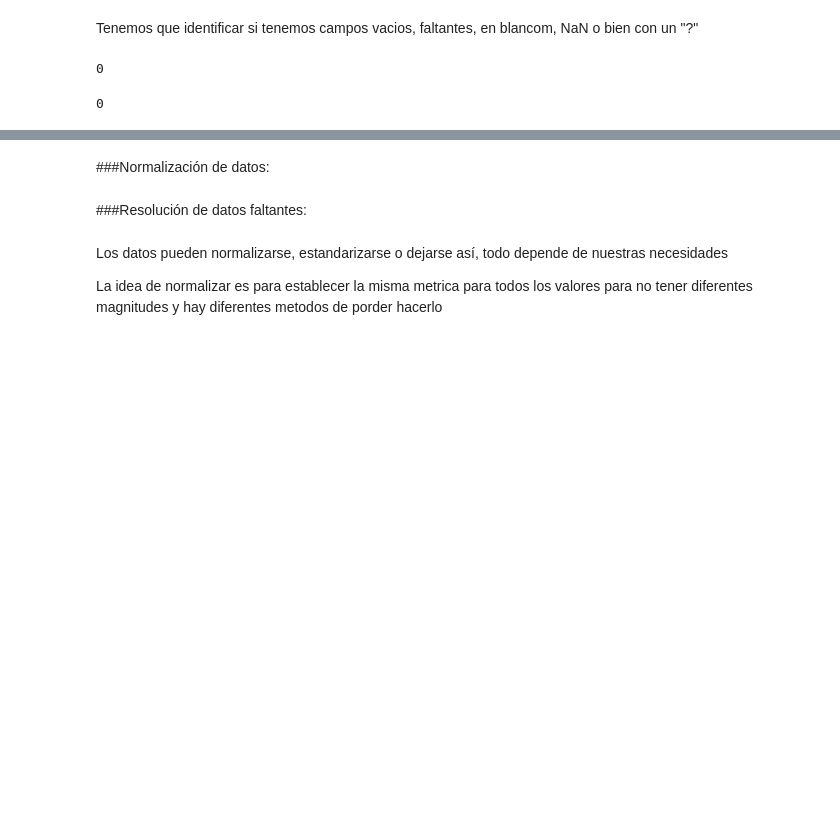
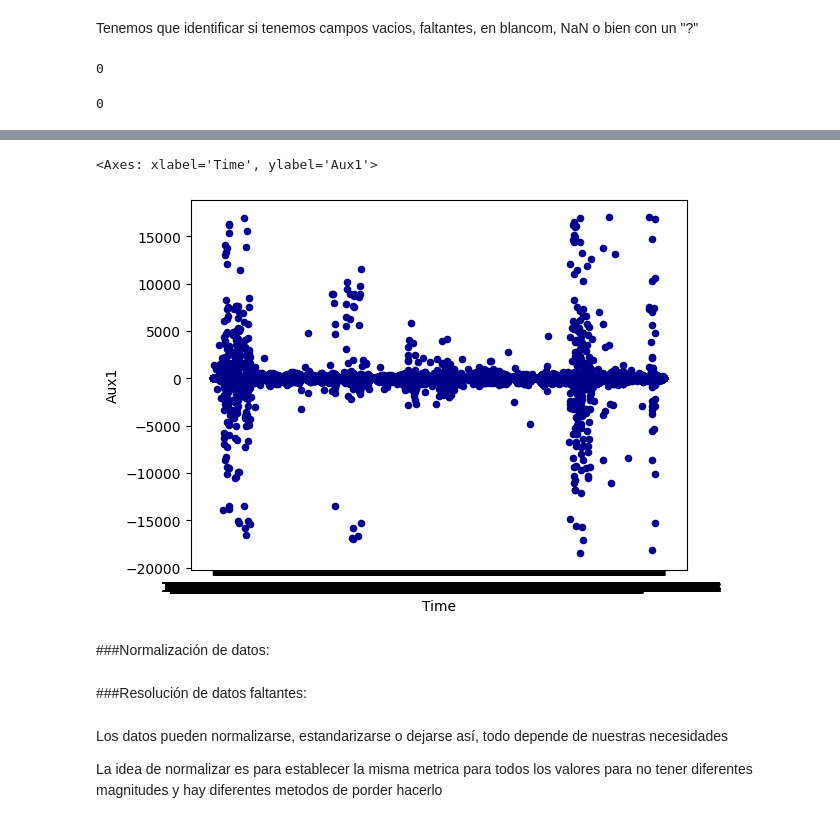
Before and after one commit to PosgradoMNA/proyecto_integrador_equipo22, a Jupyter notebook: Avance1_22Equipo.ipynb, the cells around one changed output, grey strips where cells are left out. Drawn from its saved outputs; the diff is of its cells as text; code cells hidden in the pictures; blank space fills up the shorter version.

```diff
--- a/Avance1_22Equipo.ipynb
+++ b/Avance1_22Equipo.ipynb
@@ -235,3 +344,10 @@ Joint_Deviation.isna().sum().sum()
+# %%
+Joint_Deviation.plot.scatter(x='Time',
+                      y='Aux1',
+                      c='DarkBlue')
+# %% [output]
+<Axes: xlabel='Time', ylabel='Aux1'>
+[figure, added]
 # %% [markdown]
 ###Normalización de datos:
 # %% [markdown]
```
Also changed, not shown: parts of 21 cells of this notebook.
